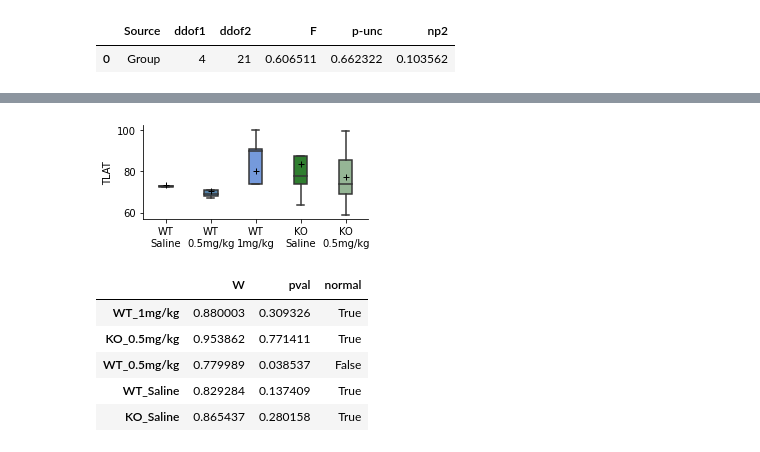
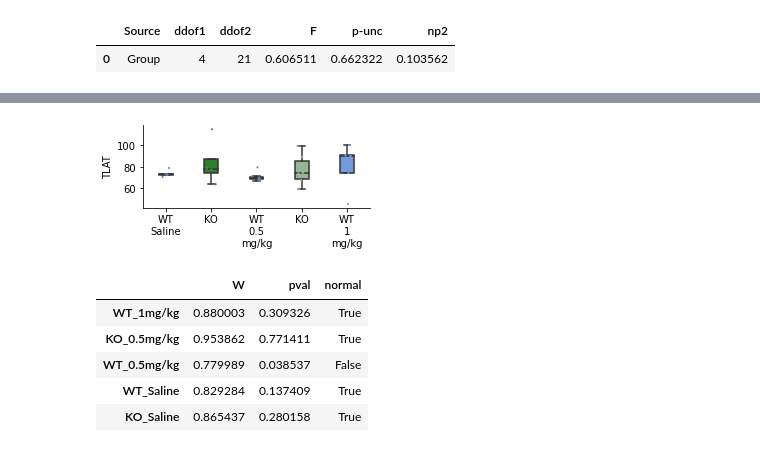
Before and after one commit to FMendezSlc/NeuroPy, a Jupyter notebook: MK_AG_stats.ipynb, the cells around one changed output, grey strips where cells are left out. Saved outputs shown, nothing was run; the diff lists cells and outputs as text; code cells hidden in the pictures.

```diff
--- a/MK_AG_stats.ipynb
+++ b/MK_AG_stats.ipynb
@@ -43,3 +68,5 @@ pg.normality(data = ag_df, dv = 'T/C', group = 'Group')
 | WT_0.5mg/kg | 0.849584 | 0.156191 | True |
 | WT_Saline | 0.897787 | 0.397776 | True |
 | KO_Saline | 0.943028 | 0.672875 | True |
+# %%
+ag_df.rename(columns={'T/C':'TC'}, inplace=True)
@@ -132,14 +247,15 @@ pg.anova(data = ag_df, dv = 'TAMP', between = 'Group')
 # %%
 TLAT_fig = plt.figure(figsize=(4, 2))
-ax = sns.boxplot(data = ag_df, x= 'Group', y= 'TLAT', order = ['WT_Saline', 'WT_0.5mg/kg', 'WT_1mg/kg', 'KO_Saline', 'KO_0.5mg/kg'], palette=['royalblue', 'steelblue', 'cornflowerblue', 'forestgreen', 'darkseagreen'], width = 0.3, showmeans = True, meanprops={"marker":"+", "markeredgecolor":"k"}, showfliers = False)
+ax = sns.boxplot(data = ag_df, x= 'Group', y= 'TLAT', order = ['WT_Saline', 'KO_Saline', 'WT_0.5mg/kg', 'KO_0.5mg/kg', 'WT_1mg/kg'], palette=['royalblue', 'forestgreen', 'steelblue', 'darkseagreen', 'cornflowerblue'], showfliers = False, dodge=False, width=0.3)
+sns.stripplot(data = ag_df, x= 'Group', y= 'TLAT', order = ['WT_Saline', 'KO_Saline', 'WT_0.5mg/kg', 'KO_0.5mg/kg', 'WT_1mg/kg'], palette=['royalblue', 'forestgreen', 'steelblue', 'darkseagreen', 'cornflowerblue'], dodge=False, edgecolor='silver', size=2, linewidth=0.2)
 sns.despine()
 ax.set_ylabel('TLAT')
 #ax.set_ylim([0.0, 1.0])
-ax.set_xticklabels(['WT\nSaline', 'WT\n0.5mg/kg', 'WT\n1mg/kg', 'KO\nSaline', 'KO\n0.5mg/kg'])
+ax.set_xticklabels(['WT\nSaline', 'KO', 'WT\n0.5\nmg/kg', 'KO', 'WT\n1\nmg/kg'])
 ax.set_xlabel('')
 plt.tight_layout()
 # %% [output]
-[figure, old version]
+[figure, new version]
 # %%
 TLAT_fig.savefig('/Users/labc02/Documents/PDCB_data/MK-project/Sensory_Gating/Figures/TLAT_fig.svg')
 # %%
```
Also changed, not shown: parts of 26 cells of this notebook, 2 other files.
